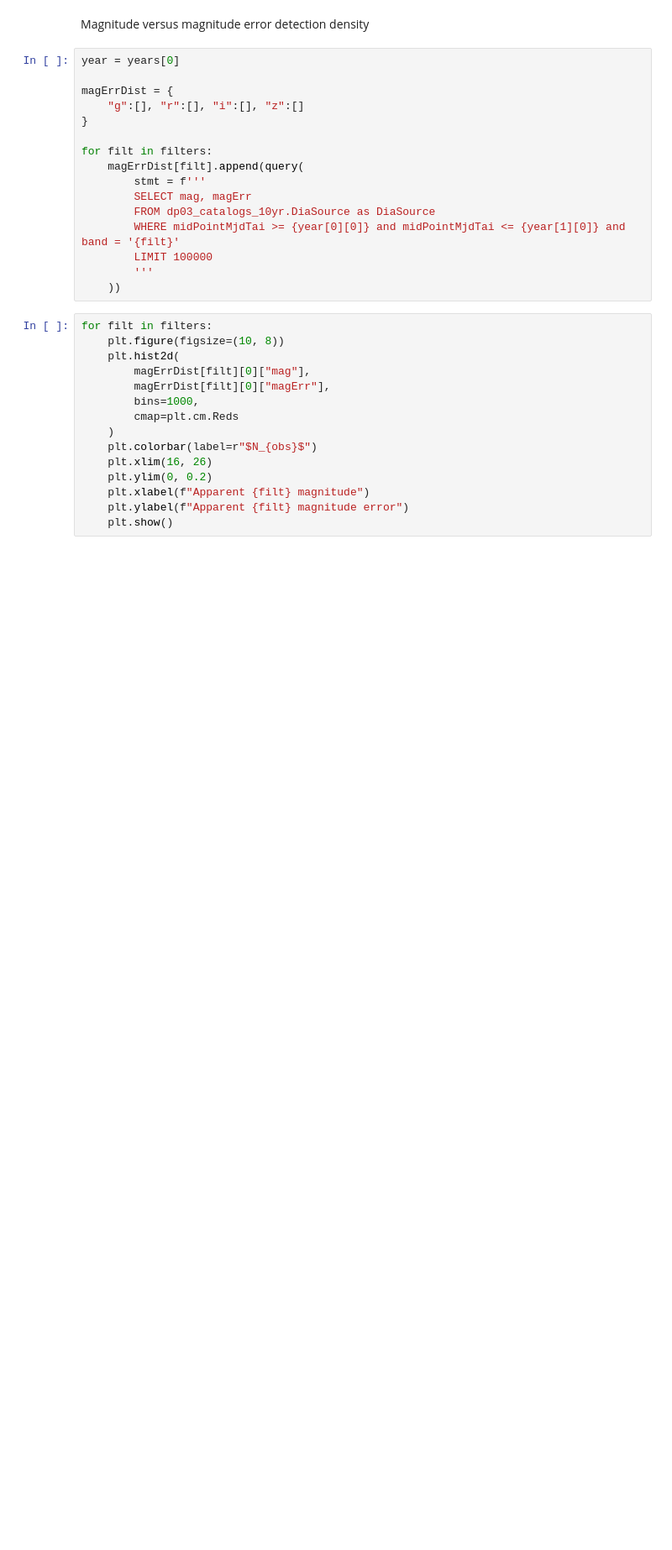
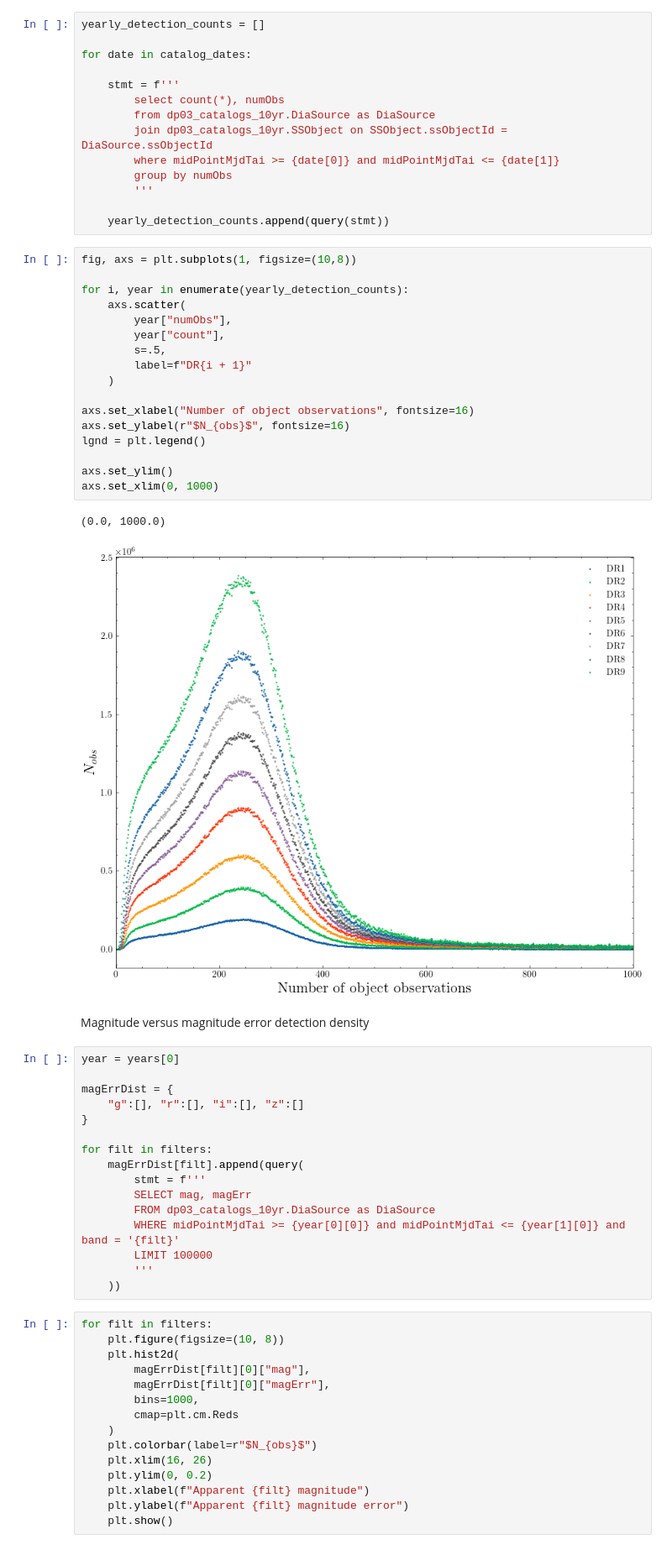
Before and after one commit to Birr0/lsst_eval, a Jupyter notebook: magnitude_distributions.ipynb, the cells around one changed output. Shown at 84% size. Cells and saved outputs as stored; diff of their text form; blank space fills up the shorter version.

```diff
--- a/magnitude_distributions.ipynb
+++ b/magnitude_distributions.ipynb
@@ -15,3 +56,37 @@ years = survey_years() # cache this
+# %%
+yearly_detection_counts = []
+
+for date in catalog_dates:
+
+    stmt = f'''
+        select count(*), numObs
+        from dp03_catalogs_10yr.DiaSource as DiaSource
+        join dp03_catalogs_10yr.SSObject on SSObject.ssObjectId = DiaSource.ssObjectId
+        where midPointMjdTai >= {date[0]} and midPointMjdTai <= {date[1]}
+        group by numObs
+        '''
+
+    yearly_detection_counts.append(query(stmt))
+# %%
+fig, axs = plt.subplots(1, figsize=(10,8))
+
+for i, year in enumerate(yearly_detection_counts):
+    axs.scatter(
+        year["numObs"],
+        year["count"],
+        s=.5,
+        label=f"DR{i + 1}"
+    )
+
+axs.set_xlabel("Number of object observations", fontsize=16)
+axs.set_ylabel(r"$N_{obs}$", fontsize=16)
+lgnd = plt.legend()
+
+axs.set_ylim()
+axs.set_xlim(0, 1000)
+# %% [output]
+(0.0, 1000.0)
+[figure, added]
 # %% [markdown]
 Magnitude versus magnitude error detection density
 # %%
```
Also changed, not shown: parts of 6 cells of this notebook.
